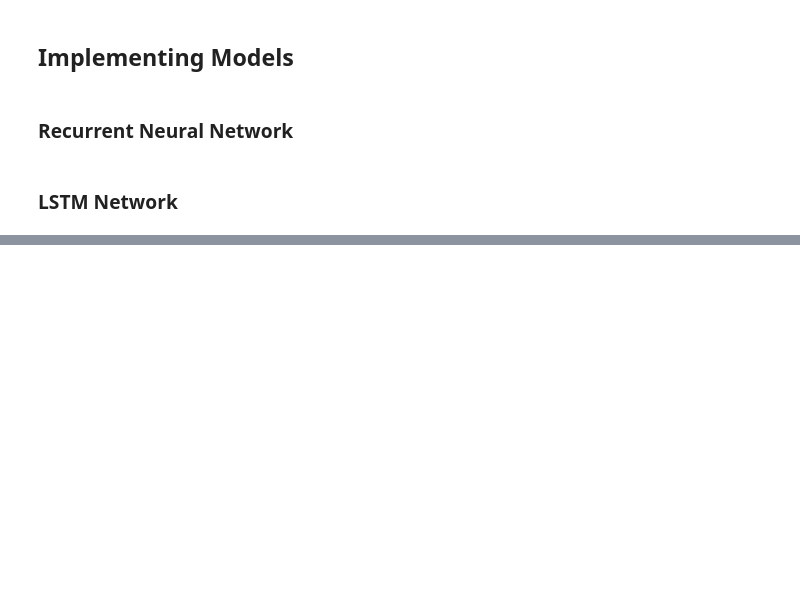
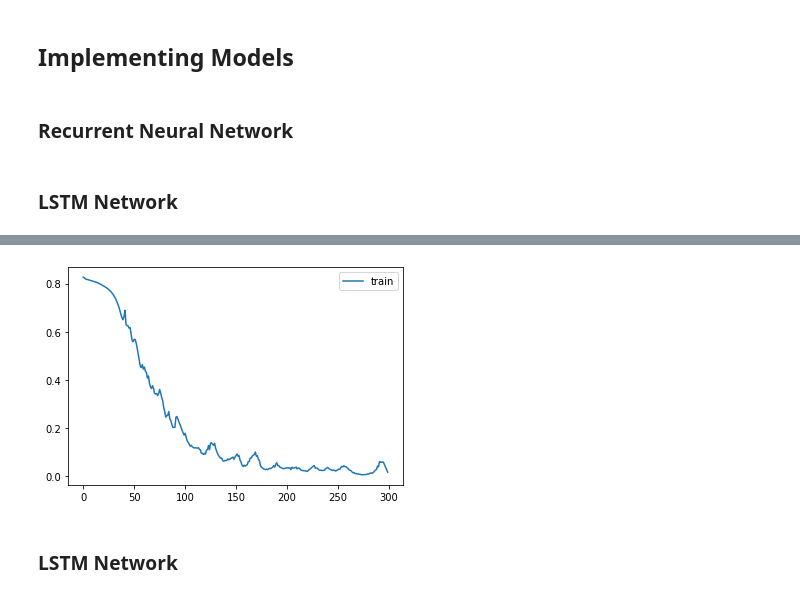
Before and after one commit to jonas-fullstack-dev/ml-financial-data, a Jupyter notebook: stocks.ipynb, the cells around one changed output, grey strips where cells are left out. Cells and saved outputs as stored; diff of their text form; code cells hidden in the pictures; blank space fills up the shorter version.

```diff
--- a/stocks.ipynb
+++ b/stocks.ipynb
@@ -290,2 +372,11 @@ ValueError: array split does not result in an equal division
+# %%
+def create_gru_model(n_neurons, optimizer):
+    model = Sequential()
+    model.add(GRU(units=n_neurons))
+    model.add(Dense(1))
+
+    model.compile(loss='mean_squared_error', optimizer=optimizer)
+
+    return model
 # %% [markdown]
 ### LSTM Network
@@ -291,0 +424,3 @@ ValueError: array split does not result in an equal division
+# %%
+model_gru = create_gru_model(100, 'adam')
+history_gru = model_gru.fit(X_train_lstm, y_train_lstm, epochs=300, batch_size=64, shuffle=False)
@@ -291,0 +445,9 @@ ValueError: array split does not result in an equal division
+# %%
+# Plot history
+pyplot.plot(history_gru.history['loss'], label='train')
+pyplot.legend()
+pyplot.show()
+# %% [output]
+[figure, added]
+# %% [markdown]
+### LSTM Network
```
Also changed, not shown: parts of 30 cells of this notebook.
